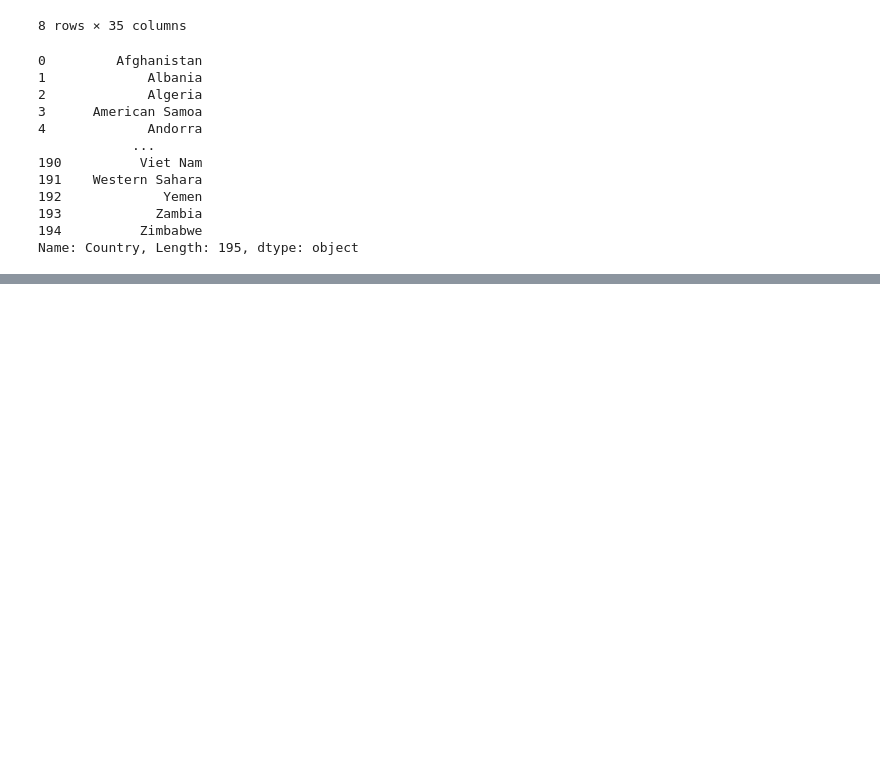
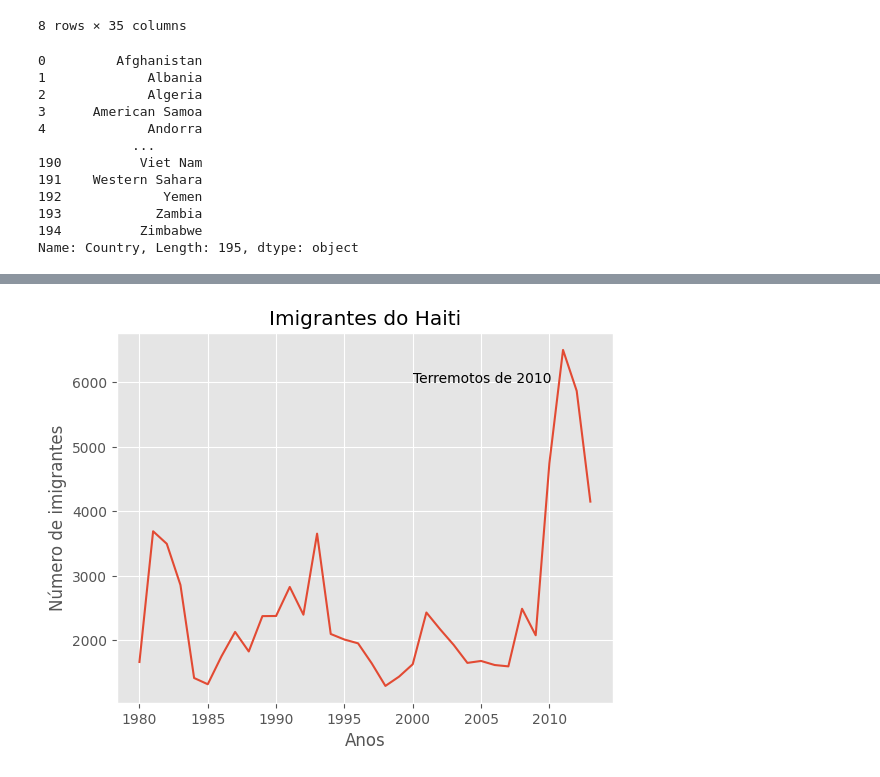
Before and after one commit to EmidioLP/IBMSkillsBuild, a Jupyter notebook: Data_Visualization_with_Python/Lab1.ipynb, the cells around one changed output, grey strips where cells are left out. Saved outputs shown, nothing was run; the diff lists cells and outputs as text; code cells hidden in the pictures; blank space fills up the shorter version.

```diff
--- a/Data_Visualization_with_Python/Lab1.ipynb
+++ b/Data_Visualization_with_Python/Lab1.ipynb
@@ -189,0 +427,12 @@ Name: Country, Length: 195, dtype: object
+# %%
+haiti.plot(kind='line')
+
+plt.title("Imigrantes do Haiti")
+plt.ylabel("Número de imigrantes")
+plt.xlabel("Anos")
+
+plt.text(2000, 6000, 'Terremotos de 2010')
+
+plt.show()
+# %% [output]
+[figure, added]
```
Also changed, not shown: parts of 29 cells of this notebook.
